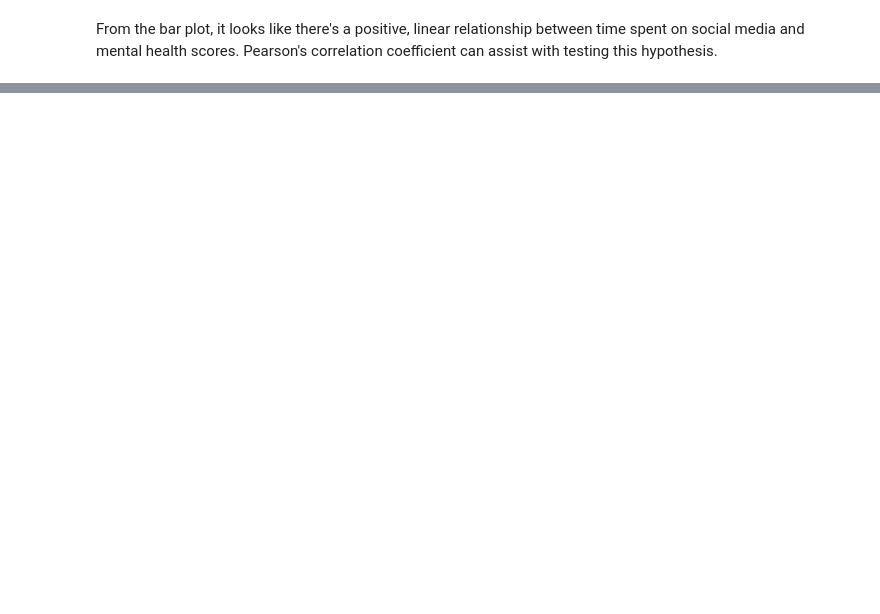
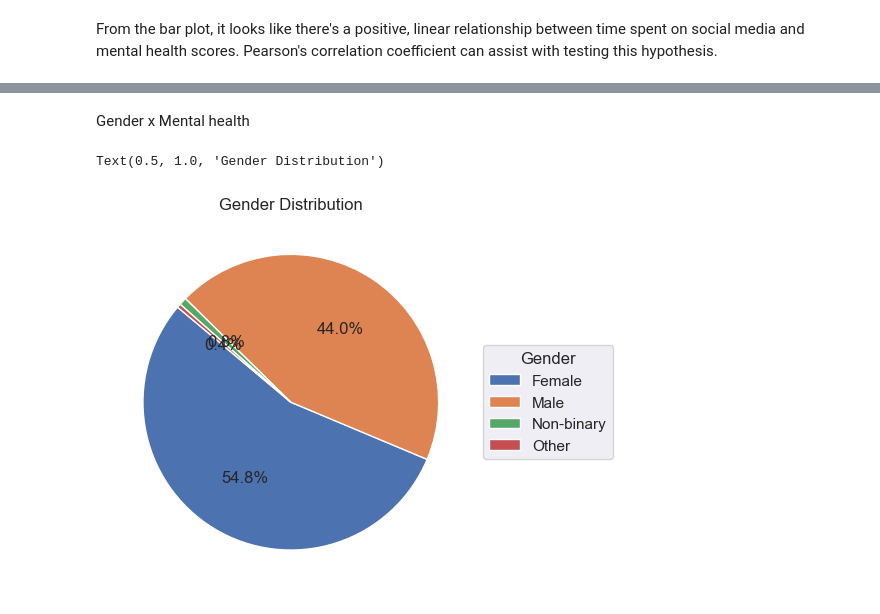
Before and after one commit to allygee/smmh_project, a Jupyter notebook: Social Media Mental Heallth Notebook.ipynb, the cells around one changed output, grey strips where cells are left out. Drawn from its saved outputs; the diff is of its cells as text; code cells hidden in the pictures; blank space fills up the shorter version.

```diff
--- a/Social Media Mental Heallth Notebook.ipynb
+++ b/Social Media Mental Heallth Notebook.ipynb
@@ -313,0 +344,11 @@ So there's a positive correlation between social media usage (in hours) and ment
+# %% [markdown]
+Gender x Mental health
+# %%
+#pie chart of gender distribution
+gender_counts = data['Gender'].value_counts()
+plt.pie(gender_counts, autopct='%1.1f%%', startangle=140)
+plt.legend(gender_counts.index, title="Gender", loc="center left", bbox_to_anchor=(1, 0.5))
+plt.title("Gender Distribution")
+# %% [output]
+Text(0.5, 1.0, 'Gender Distribution')
+[figure, added]
```
Also changed, not shown: parts of 14 cells of this notebook.
